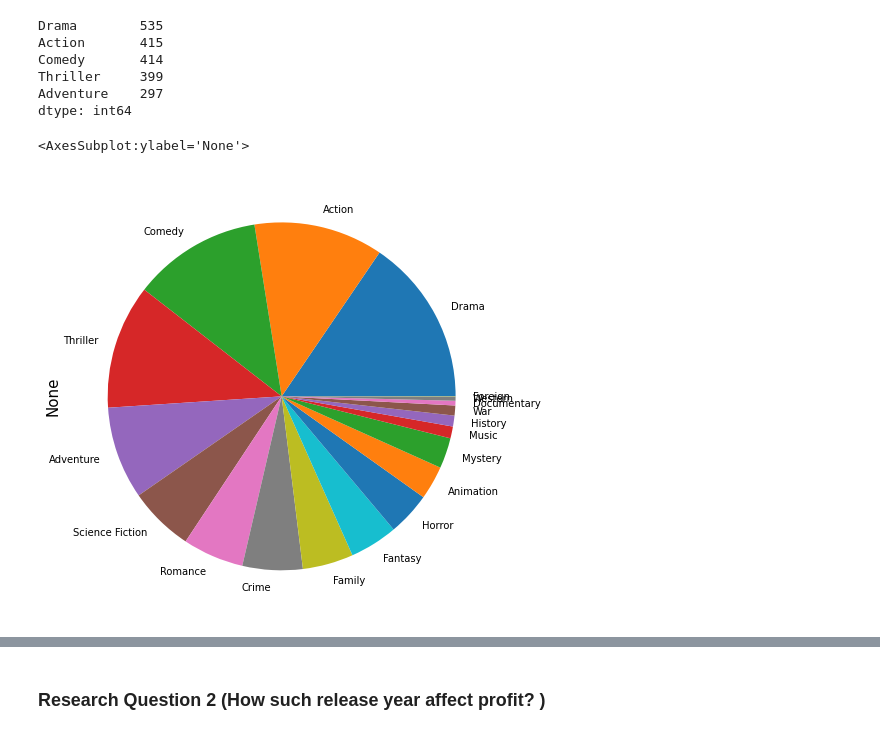
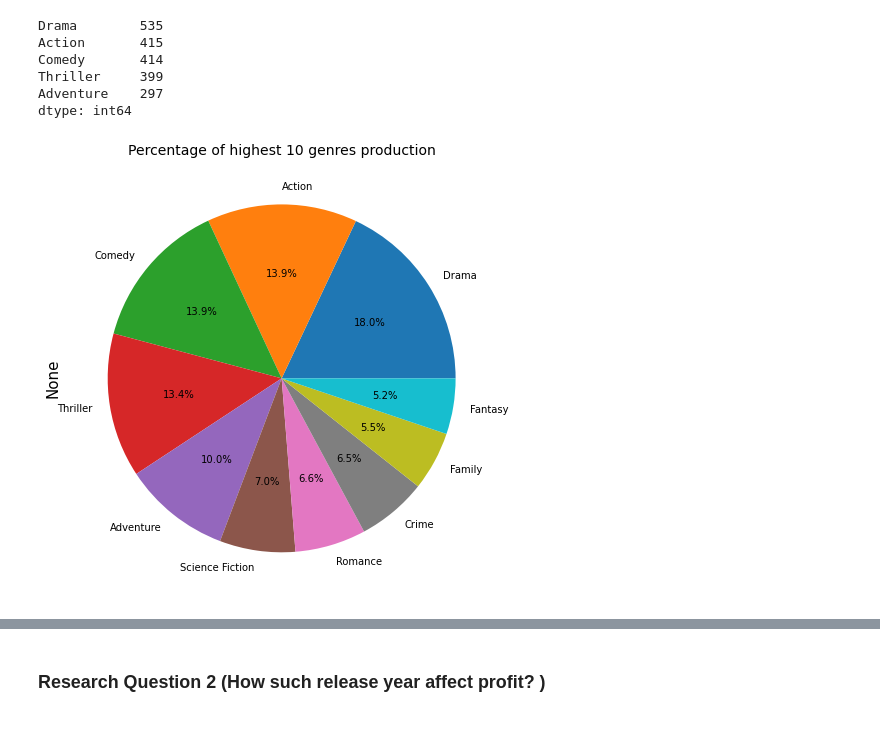
Before and after one commit to johnbeniamin/TMDB, a Jupyter notebook: investigate-a-dataset-template.ipynb, the cells around one changed output, grey strips where cells are left out. Cells and saved outputs as stored; diff of their text form; code cells hidden in the pictures.

```diff
--- a/investigate-a-dataset-template.ipynb
+++ b/investigate-a-dataset-template.ipynb
@@ -128,7 +135,7 @@ Adventure    297
 dtype: int64
 # %%
 #we will use pie chart to examine how such the defference in genres
-genre_count.plot.pie()
+genre_count.head(10).plot.pie(autopct="%.1f%%")
+plt.title("Percentage of highest 10 genres production", fontsize=14);
 # %% [output]
-<AxesSubplot:ylabel='None'>
-[figure, old version]
+[figure, new version]
```
Also changed, not shown: parts of 14 cells of this notebook, 1 other file.
